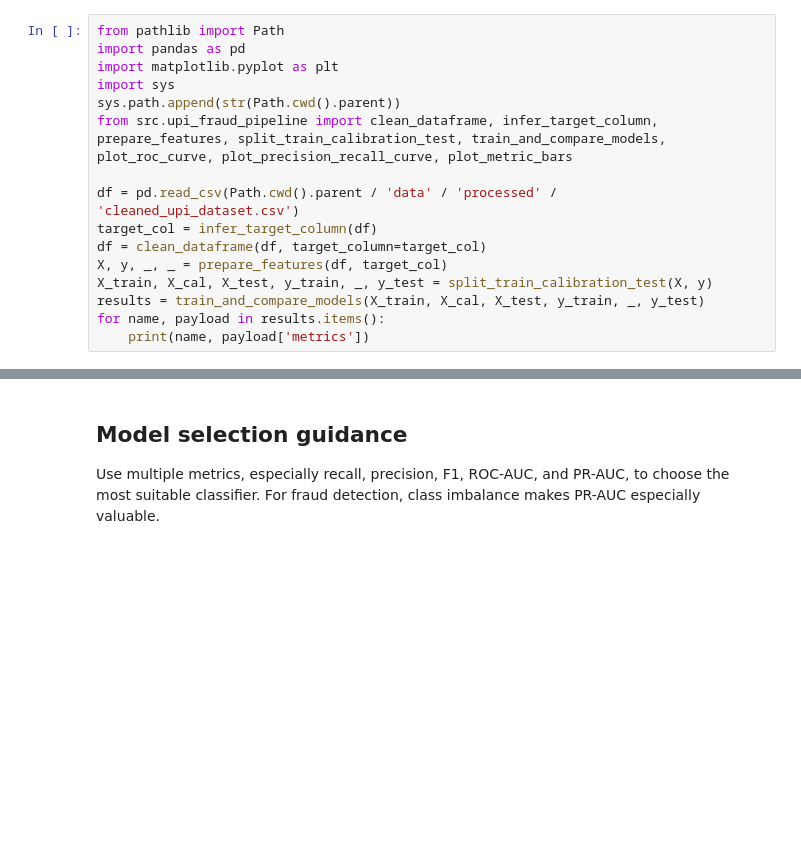
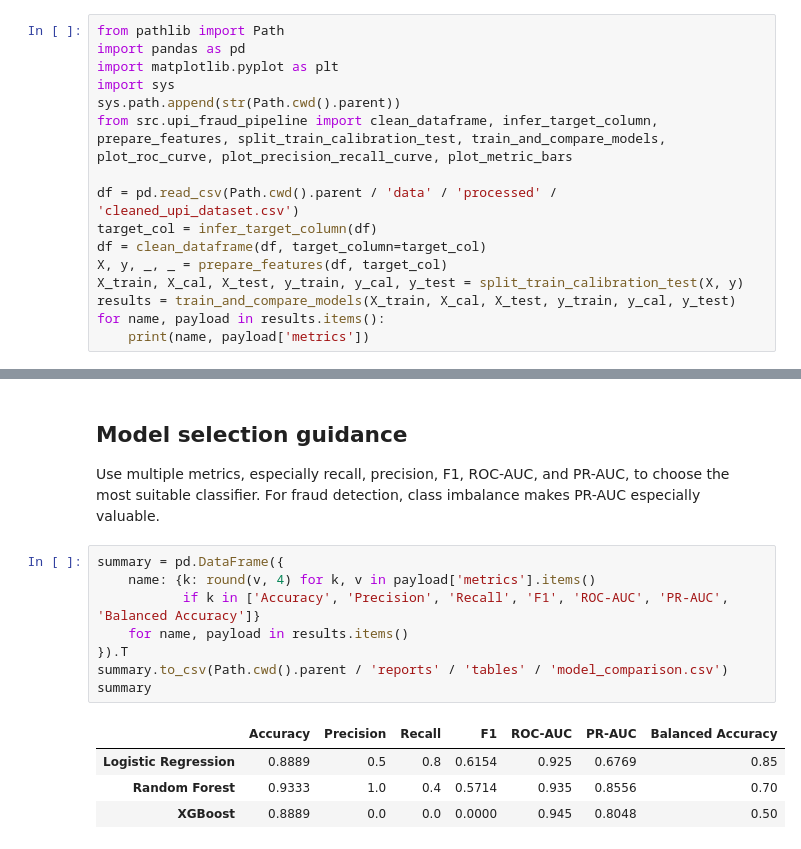
Before and after one commit to ShivamKawatra/UPI-Fraud-Detection-System, a Jupyter notebook: notebooks/04_ml_models.ipynb, the cells around one changed output, grey strips where cells are left out. Cells and saved outputs as stored; diff of their text form; blank space fills up the shorter version.

```diff
--- a/notebooks/04_ml_models.ipynb
+++ b/notebooks/04_ml_models.ipynb
@@ -14,7 +14,7 @@ df = pd.read_csv(Path.cwd().parent / 'data' / 'processed' / 'cleaned_upi_dataset
 target_col = infer_target_column(df)
 df = clean_dataframe(df, target_column=target_col)
 X, y, _, _ = prepare_features(df, target_col)
-X_train, X_cal, X_test, y_train, _, y_test = split_train_calibration_test(X, y)
-results = train_and_compare_models(X_train, X_cal, X_test, y_train, _, y_test)
+X_train, X_cal, X_test, y_train, y_cal, y_test = split_train_calibration_test(X, y)
+results = train_and_compare_models(X_train, X_cal, X_test, y_train, y_cal, y_test)
 for name, payload in results.items():
     print(name, payload['metrics'])
@@ -31,3 +43,16 @@ plt.show()
 ## Model selection guidance
 
 Use multiple metrics, especially recall, precision, F1, ROC-AUC, and PR-AUC, to choose the most suitable classifier. For fraud detection, class imbalance makes PR-AUC especially valuable.
+# %%
+summary = pd.DataFrame({
+    name: {k: round(v, 4) for k, v in payload['metrics'].items()
+           if k in ['Accuracy', 'Precision', 'Recall', 'F1', 'ROC-AUC', 'PR-AUC', 'Balanced Accuracy']}
+    for name, payload in results.items()
+}).T
+summary.to_csv(Path.cwd().parent / 'reports' / 'tables' / 'model_comparison.csv')
+summary
+# %% [output]
+|  | Accuracy | Precision | Recall | F1 | ROC-AUC | PR-AUC | Balanced Accuracy |
+| Logistic Regression | 0.8889 | 0.5 | 0.8 | 0.6154 | 0.925 | 0.6769 | 0.85 |
+| Random Forest | 0.9333 | 1.0 | 0.4 | 0.5714 | 0.935 | 0.8556 | 0.70 |
+| XGBoost | 0.8889 | 0.0 | 0.0 | 0.0000 | 0.945 | 0.8048 | 0.50 |
```
Also changed, not shown: parts of 3 cells of this notebook, 7 other files.
